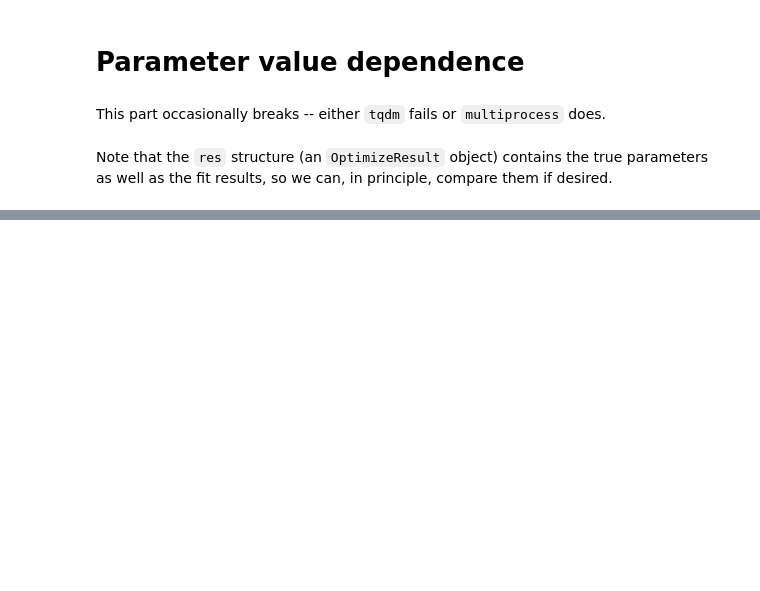
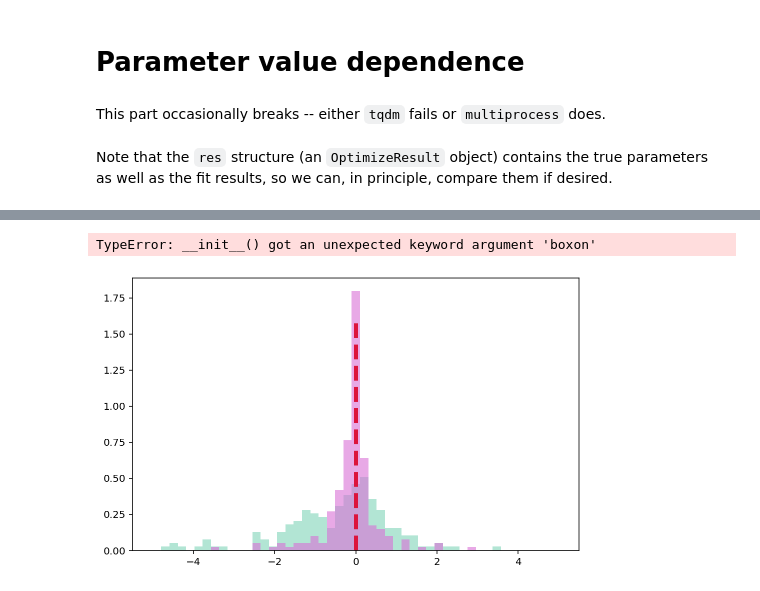
Before and after one commit to pachterlab/GVP_2023, a Jupyter notebook: gg230119_reactors.ipynb, the cells around one changed output, grey strips where cells are left out. Cells and saved outputs as stored; diff of their text form; code cells hidden in the pictures; blank space fills up the shorter version.

```diff
--- a/gg230119_reactors.ipynb
+++ b/gg230119_reactors.ipynb
@@ -1226,5 +1246,19 @@ plt.savefig('figs/fig4d.pdf')
 # %%
-(AIC[:,0]/AIC[:,1]).shape
+fig1,ax1 = plt.subplots(1,1,figsize=dims)
+bins = np.linspace(-5,5,50)
+_=plt.hist(logL[:,1]-logL[:,0],bins,density=True,color=model_colors[1],alpha=0.5,label='Relative to CSTR')
+_=plt.hist(logL[:,2]-logL[:,0],bins,density=True,color=model_colors[2],alpha=0.6,label='Relative to LFR')
+ax1.plot([0]*2,[0,_[0].max()*0.9],'--',color='crimson',linewidth=4,label=r'Identical $\log L$')
+# ax1.plot([1]*2,[0,_[0].max()*0.9],'--',color='crimson',linewidth=3)
+
+ax1.legend(fontsize=fs,loc='upper left',box)
+# ax1.set_xticks([0,1/3,1/2,1],('0','1/3','1/2','1'),fontsize=fs)
+ax1.set_xlabel(r'$\log L$'+' difference between true\n model and other candidates',fontsize=fs)
+ax1.set_ylabel('Density',fontsize=fs)
+_=ax1.set_yticks([])
+# %% [output]
+TypeError: __init__() got an unexpected keyword argument 'boxon'
+[figure, added]
 # %%
 fig1,ax1 = plt.subplots(1,1,figsize=dims)
 bins = np.linspace(0,5,50)
```
Also changed, not shown: parts of 33 cells of this notebook, 10 other files.
